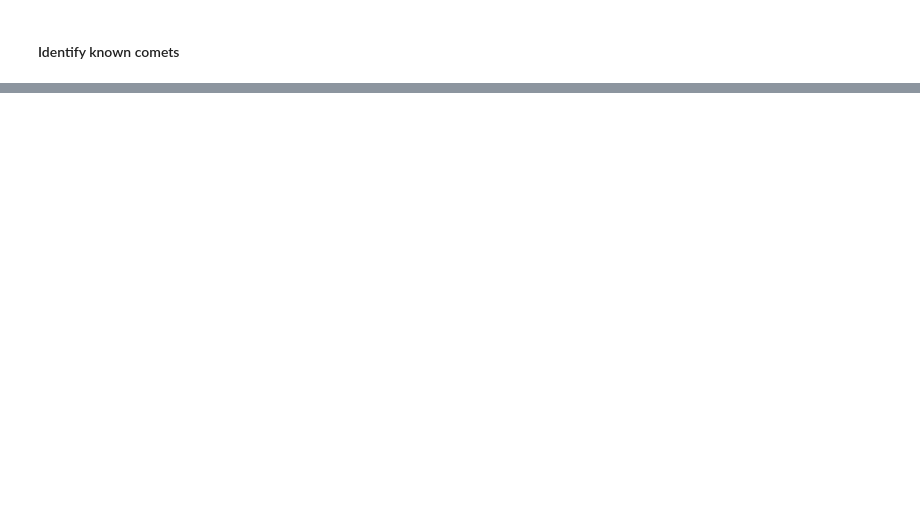
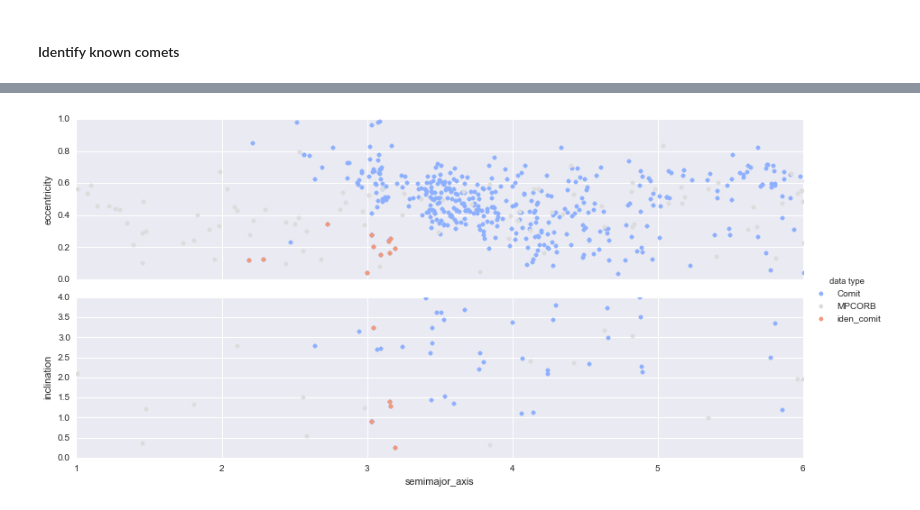
Before and after one commit to k-a-webb/astroquery, a Jupyter notebook: astroquery/mpc/example_plots/Data_findALL.ipynb, the cells around one changed output, grey strips where cells are left out. Cells and saved outputs as stored; diff of their text form; code cells hidden in the pictures; blank space fills up the shorter version.

```diff
--- a/astroquery/mpc/example_plots/Data_findALL.ipynb
+++ b/astroquery/mpc/example_plots/Data_findALL.ipynb
@@ -75,0 +129,4 @@ AttributeError: 'Table' object has no attribute 'query'
+# %%
+table = pd.concat(objs=(MPCORBtable, Ctable, mbc_table))
+#print table
+#print table["eccentricity"]
@@ -106,0 +166,10 @@ with sns.axes_style("darkgrid"):
+# %%
+pg = sns.PairGrid(table, x_vars=["semimajor_axis"], y_vars=["eccentricity", "inclination"],
+                  aspect=4, hue="data_type", palette="coolwarm")
+plt.xlim(1, 6)
+pg.axes[0][0].set_ylim([0,1])
+plt.ylim(0,4)
+pg.map(plt.scatter)
+pg.add_legend(title='data type')
+# %% [output]
+[figure, added]
```
Also changed, not shown: parts of 6 cells of this notebook.
